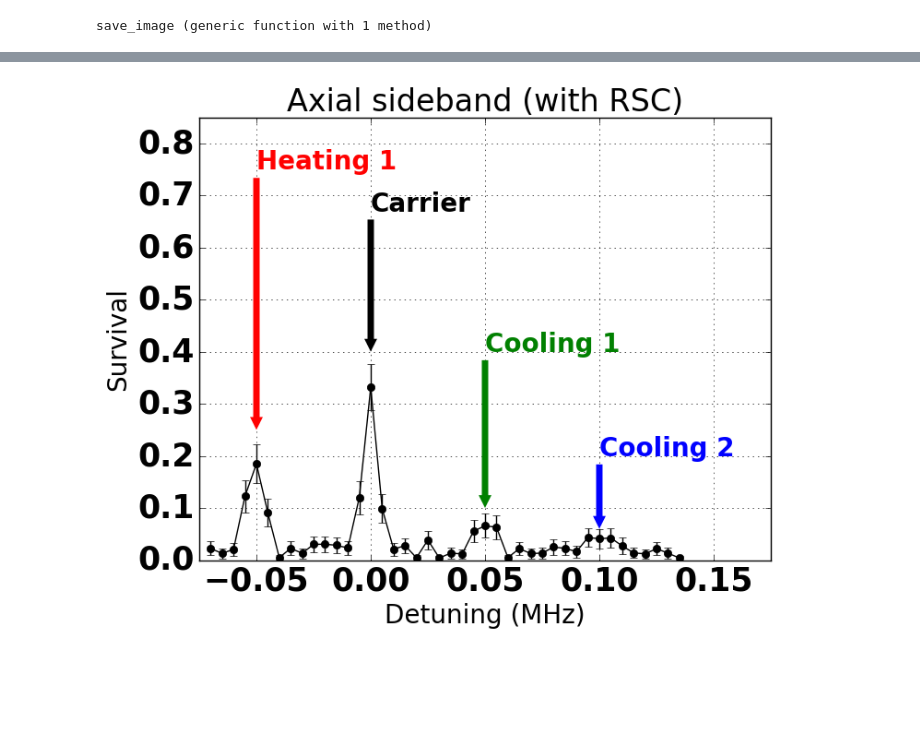
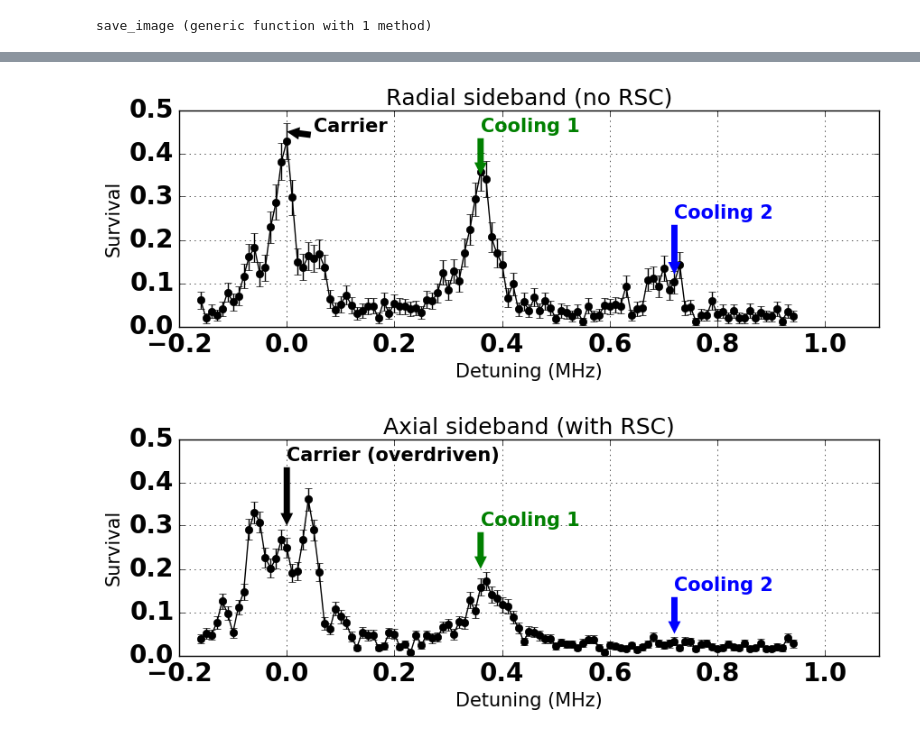
Before and after one commit to nacs-lab/yyc-data, a Jupyter notebook: experiments/sideband/CUA_Retreat2017.ipynb, the cells around one changed output, grey strips where cells are left out. Saved outputs shown, nothing was run; the diff lists cells and outputs as text; code cells hidden in the pictures; blank space fills up the shorter version.

```diff
--- a/experiments/sideband/CUA_Retreat2017.ipynb
+++ b/experiments/sideband/CUA_Retreat2017.ipynb
@@ -56,28 +83,50 @@ save_image("axial-cua_retreat2017")
+# %%
+figure(figsize=(10.0, 3.0))
+radial = load_data("radial-cua_retreat2017")
+errorbar(radial[1] ./ 1e6 .+ 18.54, radial[2], radial[3], fmt="ko-")
+annotate("Carrier", xy=(0.0, 0.45), xytext=(0.05, 0.45),
+         arrowprops=Dict("facecolor"=>"black", "edgecolor"=>"none",
+                         "width"=>5, "headwidth"=>10, "headlength"=>10),
+         color="black", size=15, weight="bold")
+annotate("Cooling 1", xy=(0.36, 0.35), xytext=(0.36, 0.45),
+         arrowprops=Dict("facecolor"=>"green", "edgecolor"=>"none",
+                         "width"=>5, "headwidth"=>10, "headlength"=>10),
+         color="green", size=15, weight="bold")
+annotate("Cooling 2", xy=(0.72, 0.12), xytext=(0.72, 0.25),
+         arrowprops=Dict("facecolor"=>"blue", "edgecolor"=>"none",
+                         "width"=>5, "headwidth"=>10, "headlength"=>10),
+         color="blue", size=15, weight="bold")
+grid()
+ylim([0, 0.5])
+xlim([-0.2, 1.1])
+xlabel("Detuning (MHz)")
+ylabel("Survival")
+title("Radial sideband (no RSC)")
+save_image("radial-cua_retreat2017")
+# %% [output]
+[figure, added]
 # %%
-axial_cool = load_data("axial_cool-cua_retreat2017")
-errorbar(axial_cool[1] ./ 1e6 .+ 18.48, axial_cool[2], axial_cool[3], fmt="ko-")
-annotate("Heating 1", xy=(-0.05, 0.25), xytext=(-0.05, 0.75),
-         arrowprops=Dict("facecolor"=>"red", "edgecolor"=>"none",
-                         "width"=>5, "headwidth"=>10, "headlength"=>10),
-         color="red", size=20, weight="bold")
-annotate("Carrier", xy=(0.0, 0.4), xytext=(0.0, 0.67),
+figure(figsize=(10.0, 3.0))
+radial_cool = load_data("radial_cool-cua_retreat2017")
+errorbar(radial_cool[1] ./ 1e6 .+ 18.54, radial_cool[2], radial_cool[3], fmt="ko-")
+annotate("Carrier (overdriven)", xy=(0.0, 0.3), xytext=(0.0, 0.45),
          arrowprops=Dict("facecolor"=>"black", "edgecolor"=>"none",
                          "width"=>5, "headwidth"=>10, "headlength"=>10),
-         color="black", size=20, weight="bold")
-annotate("Cooling 1", xy=(0.05, 0.1), xytext=(0.05, 0.4),
+         color="black", size=15, weight="bold")
+annotate("Cooling 1", xy=(0.36, 0.2), xytext=(0.36, 0.3),
          arrowprops=Dict("facecolor"=>"green", "edgecolor"=>"none",
                          "width"=>5, "headwidth"=>10, "headlength"=>10),
-         color="green", size=20, weight="bold")
-annotate("Cooling 2", xy=(0.10, 0.06), xytext=(0.10, 0.2),
+         color="green", size=15, weight="bold")
+annotate("Cooling 2", xy=(0.72, 0.05), xytext=(0.72, 0.15),
          arrowprops=Dict("facecolor"=>"blue", "edgecolor"=>"none",
                          "width"=>5, "headwidth"=>10, "headlength"=>10),
-         color="blue", size=20, weight="bold")
+         color="blue", size=15, weight="bold")
 grid()
-ylim([0, 0.85])
-xlim([-0.075, 0.175])
+ylim([0, 0.5])
+xlim([-0.2, 1.1])
 xlabel("Detuning (MHz)")
 ylabel("Survival")
 title("Axial sideband (with RSC)")
-save_image("axial_cool-cua_retreat2017")
+save_image("radial_cool-cua_retreat2017")
 # %% [output]
-[figure, old version]
+[figure, new version]
```
Also changed, not shown: parts of 5 cells of this notebook, 8 other files.
